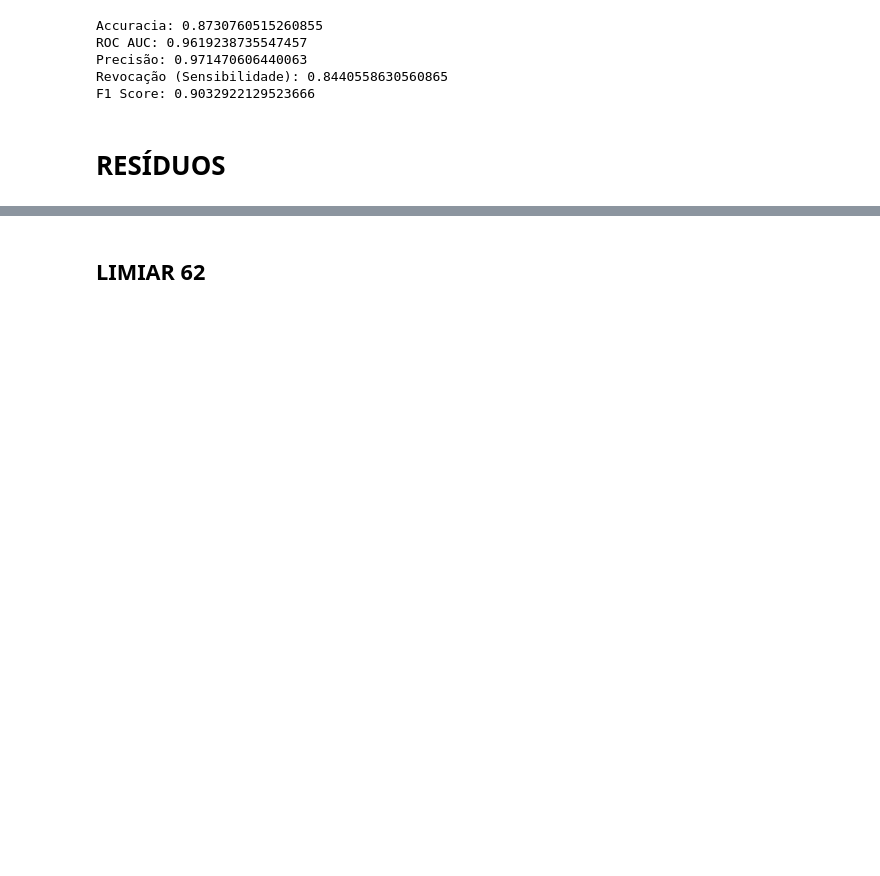
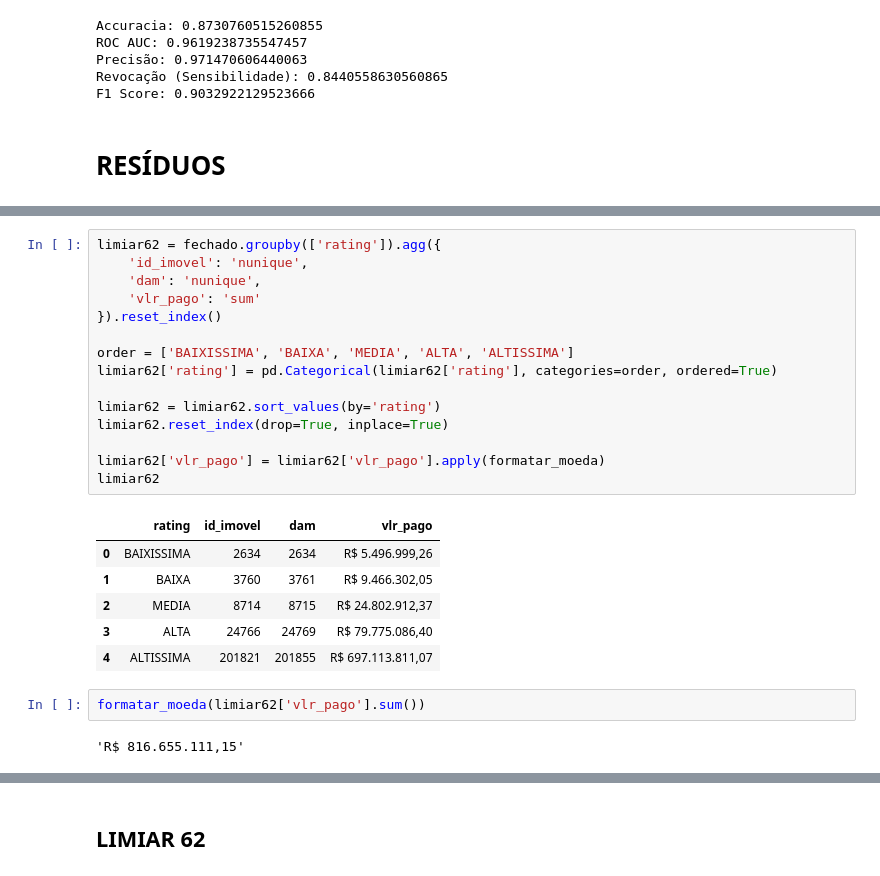
Before and after one commit to LanCarv/divida_ativa, a Jupyter notebook: regressao_iptu copy.ipynb, the cells around one changed output, grey strips where cells are left out. Saved outputs shown, nothing was run; the diff lists cells and outputs as text; blank space fills up the shorter version.

```diff
--- a/regressao_iptu copy.ipynb
+++ b/regressao_iptu copy.ipynb
@@ -3067,0 +3059,26 @@ aberto.select_dtypes(include='object').describe()
+# %%
+limiar62 = fechado.groupby(['rating']).agg({
+    'id_imovel': 'nunique',
+    'dam': 'nunique',
+    'vlr_pago': 'sum'
+}).reset_index()
+
+order = ['BAIXISSIMA', 'BAIXA', 'MEDIA', 'ALTA', 'ALTISSIMA']
+limiar62['rating'] = pd.Categorical(limiar62['rating'], categories=order, ordered=True)
+
+limiar62 = limiar62.sort_values(by='rating')
+limiar62.reset_index(drop=True, inplace=True)
+
+limiar62['vlr_pago'] = limiar62['vlr_pago'].apply(formatar_moeda)
+limiar62
+# %% [output]
+|  | rating | id_imovel | dam | vlr_pago |
+| 0 | BAIXISSIMA | 2634 | 2634 | R$ 5.496.999,26 |
+| 1 | BAIXA | 3760 | 3761 | R$ 9.466.302,05 |
+| 2 | MEDIA | 8714 | 8715 | R$ 24.802.912,37 |
+| 3 | ALTA | 24766 | 24769 | R$ 79.775.086,40 |
+| 4 | ALTISSIMA | 201821 | 201855 | R$ 697.113.811,07 |
+# %%
+formatar_moeda(limiar62['vlr_pago'].sum())
+# %% [output]
+'R$ 816.655.111,15'
```
Also changed, not shown: parts of 8 cells of this notebook.
